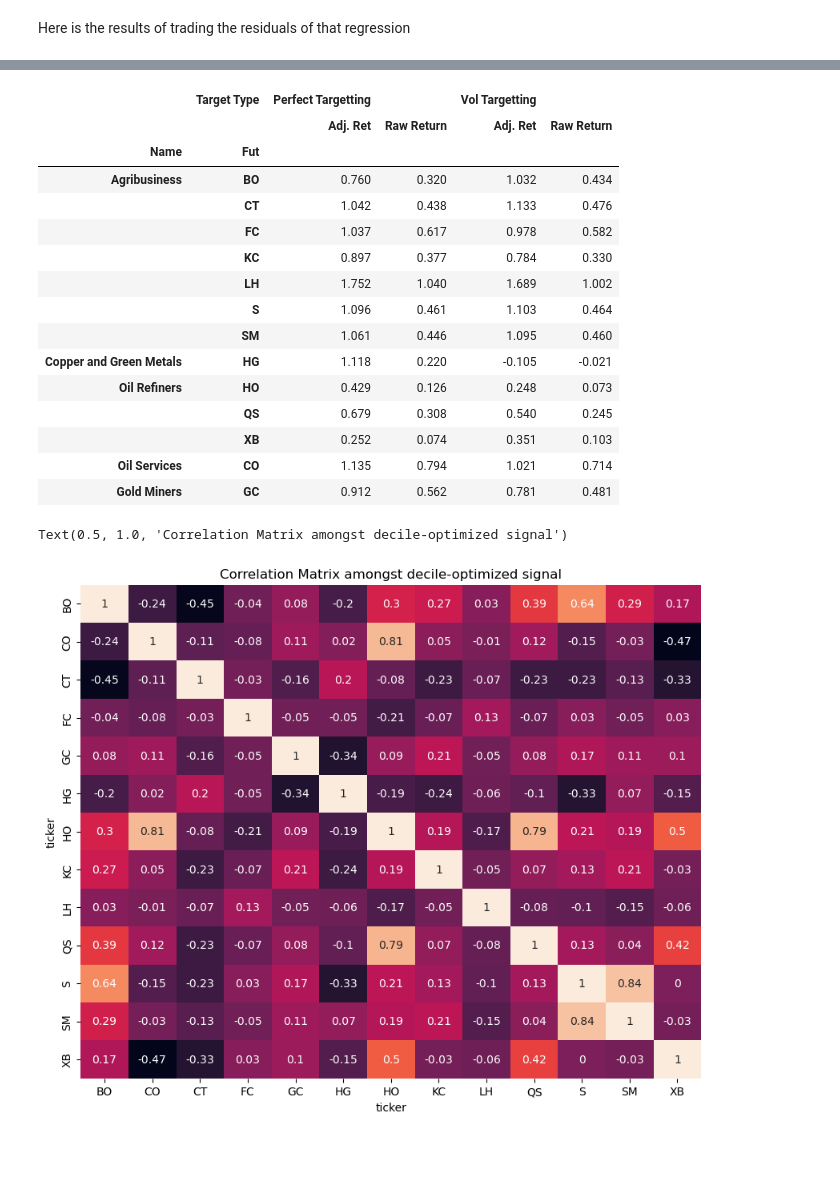
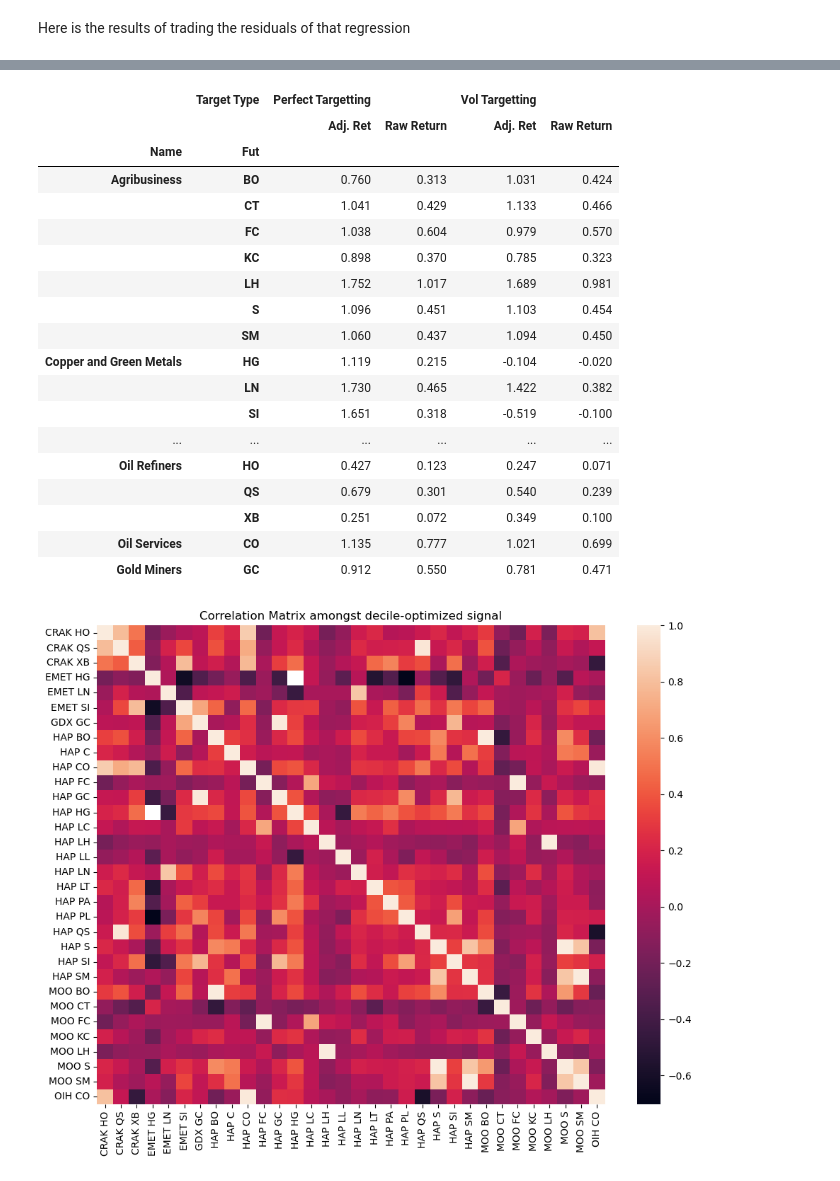
Before and after one commit to diegodalvarez/CommodityEquityAlpha, a Jupyter notebook: 1BaseModel.ipynb, the cells around one changed output, grey strips where cells are left out. Cells and saved outputs as stored; diff of their text form; code cells hidden in the pictures; blank space fills up the shorter version.

```diff
--- a/1BaseModel.ipynb
+++ b/1BaseModel.ipynb
@@ -37,5 +42,5 @@ df_fut = (pd.read_parquet(
 # %%
-df_relationship = pd.read_excel(io = r"data/tickers.xlsx", sheet_name = "relationship")
+df_relationship = pd.read_excel(io = r"data/tickers.xlsx", sheet_name = "Sheet2")
 # %%
 df_ticker = (pd.read_excel(
     io         = r"data/tickers.xlsx",
@@ -366,7 +311,9 @@ df_opt_signal = (df_grouper[
 # %%
 df_opt_rtn = (df_signal.merge(
     right = df_opt_signal, how = "right", on = ["decile", "group_var"]).
-    assign(signal_rtn = lambda x: np.sign(x.signal) * x.fut_rtn))
+    assign(
+        Name       = lambda x: x.Name.str.replace("xa0", "").str.strip(),
+        signal_rtn = lambda x: np.sign(x.signal) * x.fut_rtn))
 # %%
 df_opt_rsk_rtn = (df_opt_rtn.pivot(
     index = "date", columns = "group_var", values = "signal_rtn").
@@ -467,36 +420,41 @@ df_namer = (df_signal[
 |  | Target Type | Perfect Targetting |  | Vol Targetting |  |
 |  |  | Adj. Ret | Raw Return | Adj. Ret | Raw Return |
 | Name | Fut |  |  |  |  |
-| Agribusiness | BO | 0.760 | 0.320 | 1.032 | 0.434 |
-|  | CT | 1.042 | 0.438 | 1.133 | 0.476 |
-|  | FC | 1.037 | 0.617 | 0.978 | 0.582 |
-|  | KC | 0.897 | 0.377 | 0.784 | 0.330 |
-|  | LH | 1.752 | 1.040 | 1.689 | 1.002 |
-|  | S | 1.096 | 0.461 | 1.103 | 0.464 |
-|  | SM | 1.061 | 0.446 | 1.095 | 0.460 |
-| Copper and Green Metals | HG | 1.118 | 0.220 | -0.105 | -0.021 |
-| Oil Refiners | HO | 0.429 | 0.126 | 0.248 | 0.073 |
-|  | QS | 0.679 | 0.308 | 0.540 | 0.245 |
-|  | XB | 0.252 | 0.074 | 0.351 | 0.103 |
-| Oil Services | CO | 1.135 | 0.794 | 1.021 | 0.714 |
-| Gold Miners | GC | 0.912 | 0.562 | 0.781 | 0.481 |
+| Agribusiness | BO | 0.760 | 0.313 | 1.031 | 0.424 |
+|  | CT | 1.041 | 0.429 | 1.133 | 0.466 |
+|  | FC | 1.038 | 0.604 | 0.979 | 0.570 |
+|  | KC | 0.898 | 0.370 | 0.785 | 0.323 |
+|  | LH | 1.752 | 1.017 | 1.689 | 0.981 |
+|  | S | 1.096 | 0.451 | 1.103 | 0.454 |
+|  | SM | 1.060 | 0.437 | 1.094 | 0.450 |
+| Copper and Green Metals | HG | 1.119 | 0.215 | -0.104 | -0.020 |
+|  | LN | 1.730 | 0.465 | 1.422 | 0.382 |
+|  | SI | 1.651 | 0.318 | -0.519 | -0.100 |
+| ... | ... | ... | ... | ... | ... |
+| Oil Refiners | HO | 0.427 | 0.123 | 0.247 | 0.071 |
+|  | QS | 0.679 | 0.301 | 0.540 | 0.239 |
+|  | XB | 0.251 | 0.072 | 0.349 | 0.100 |
+| Oil Services | CO | 1.135 | 0.777 | 1.021 | 0.699 |
+| Gold Miners | GC | 0.912 | 0.550 | 0.781 | 0.471 |
 # %%
 df_corr = (df_opt_rsk_rtn.pivot(
-    index = "date", columns = "ticker", values = "value").
-    corr().
-    apply(lambda x: np.round(x,2)))
+    index = "date", columns = "group_var", values = "value").
+    corr())
 
 fig, axes = plt.subplots(figsize = (10,8))
 
 sns.heatmap(
     data  = df_corr,
-    cbar  = False,
-    annot = True)
+    cbar  = True,
+    annot = False)
+
+axes.set_xlabel("")
+axes.set_ylabel("")
 
 axes.set_title("Correlation Matrix amongst decile-optimized signal")
+plt.tight_layout()
 # %% [output]
-Text(0.5, 1.0, 'Correlation Matrix amongst decile-optimized signal')
-[figure, old version]
+[figure, new version]
 # %%
 df_name_rtn = (df_opt_rtn.pivot(
     index = "date", columns = ["Name", "fut_ticker"], values = "signal_rtn").
```
Also changed, not shown: parts of 31 cells of this notebook, 2 other files.
